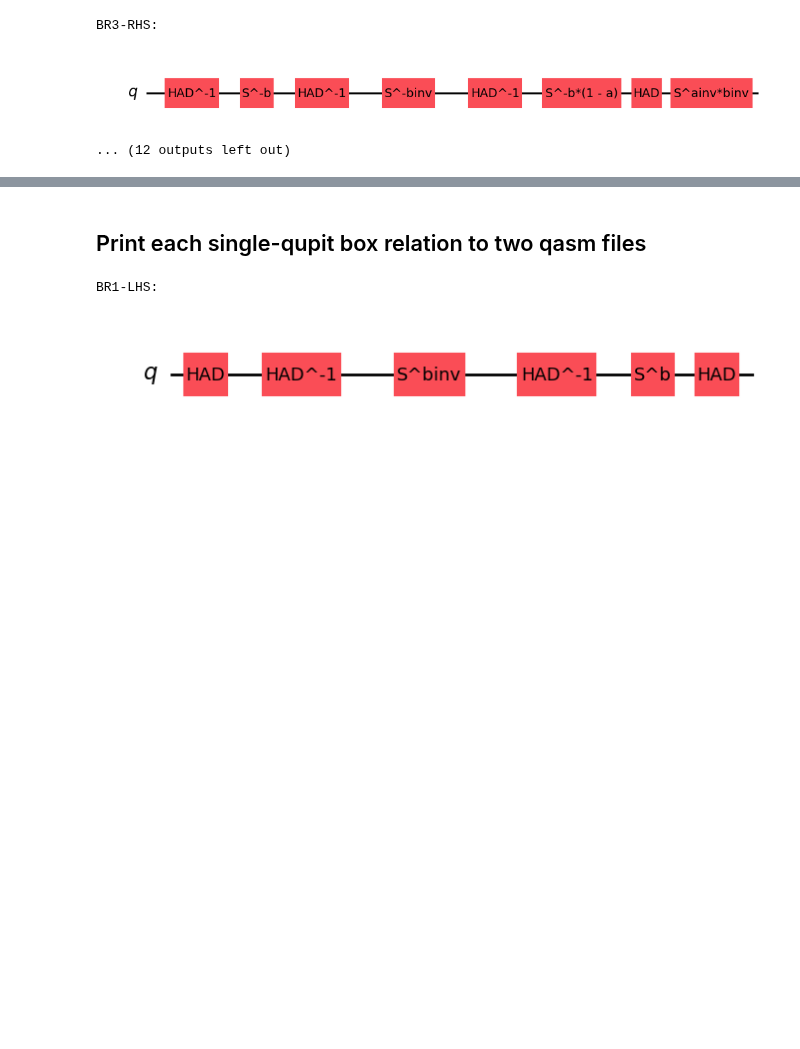
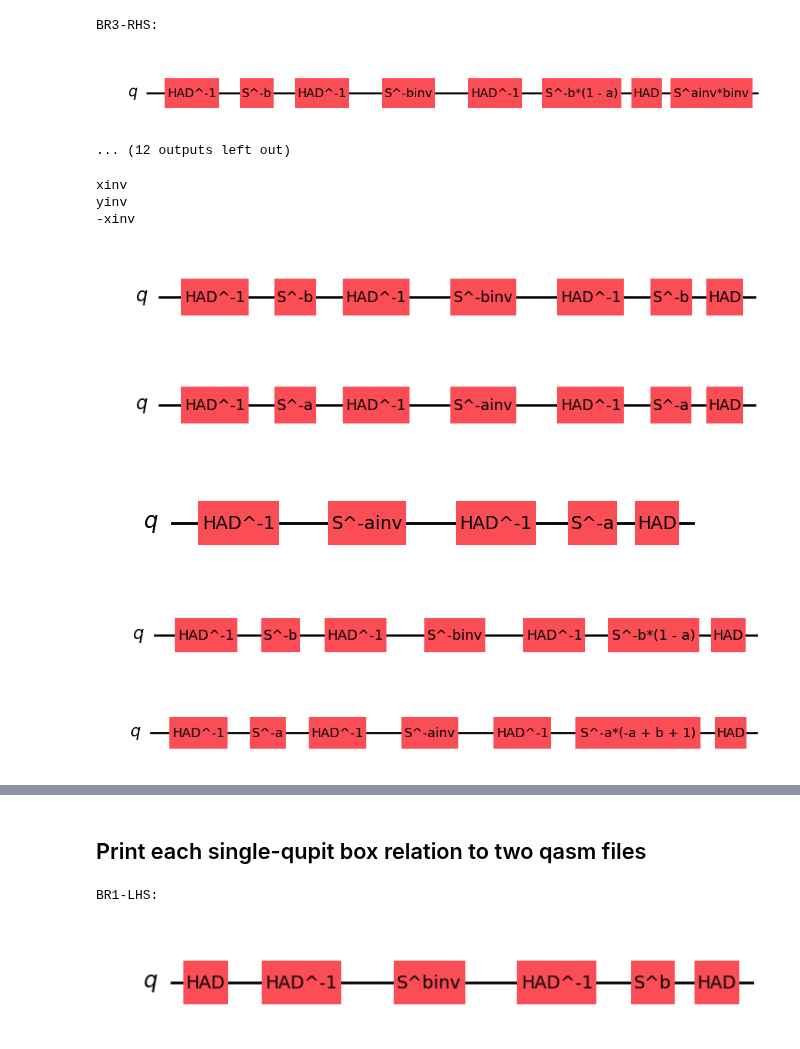
Before and after one commit to SarahMMMLi/QuditClifford, a Jupyter notebook: notebooks/BoxRelation-Soundness.ipynb, the cells around one changed output, grey strips where cells are left out. Drawn from its saved outputs; the diff is of its cells as text; code cells hidden in the pictures; blank space fills up the shorter version.

```diff
--- a/notebooks/BoxRelation-Soundness.ipynb
+++ b/notebooks/BoxRelation-Soundness.ipynb
@@ -184,6 +184,10 @@ In what follows, We use AB to denote two gates A and B composed in diagrammatic
 - $C_3$: $S^p \;\underset{}{\widehat{=}}\; I$.
 - $C_4$: $SHSHSH \;\underset{}{\widehat{=}}\; I$.
 - $C_5$: $H^2SH^2S^{p-1} \;\underset{}{\widehat{=}}\; I$.
+# %%
+C2lhs = dizx.Circuit(qudit_amount=1, dim=p)
+C2rhs = dizx.Circuit(qudit_amount=1, dim=p)
+C2lhs += H ** 4
 # %%
 # from sympy import symbols
 primes = [3, 5, 7, 11, 13, 19, 23]
@@ -429,3 +433,10 @@ BR3-LHS:
 BR3-RHS:
 [figure]
 ... (12 outputs left out)
+# %%
+from sympy import symbols
+
+def symbolic_inverse(x):
+    """Return a symbol named the inverse of x."""
+    name = f"{x.name}inv"
+    return symbols(name)
@@ -431,0 +467,14 @@ BR3-RHS:
+# %%
+x = symbols("x")
+x_inv = symbolic_inverse(x)
+print(x_inv)   # prints 'xinv'
+
+y = symbols("y")
+print(symbolic_inverse(y))   # prints 'xinv'
+
+
+print(symbolic_inverse(-x))
+# %% [output]
+xinv
+yinv
+-xinv
@@ -431,0 +531,36 @@ BR3-RHS:
+# %%
+A0b_0 = instantiate_A_box(0, b, 0, 1, 23)
+Aab_0 = instantiate_A_box(a, b, 0, 1, 23)
+Ab0_0 = instantiate_A_box(b, 0, 0, 1, 23)
+Aa0_0 = instantiate_A_box(a, 0, 0, 1, 23)
+A0_neg_a = instantiate_A_box(0, -a, 0, 1, 23)
+Ab_neg_a = instantiate_A_box(b, -a, 0, 1, 23)
+Aa_bminusa = instantiate_A_box(a, b-a, 0, 1, 23)
+
+A0b_0_reduce = dizx.symplectic.reduce_matrix(A0b_0.to_symplectic_matrix(),[(a,ainv),(b,binv)])
+A0b_0_reduce
+Aab_0_reduce = dizx.symplectic.reduce_matrix(Aab_0.to_symplectic_matrix(),[(a,ainv),(b,binv)])
+Aab_0_reduce
+Ab0_0_reduce = dizx.symplectic.reduce_matrix(Ab0_0.to_symplectic_matrix(),[(a,ainv),(b,binv)])
+Ab0_0_reduce
+display(Ab0_0.draw())
+Aa0_0_reduce = dizx.symplectic.reduce_matrix(Aa0_0.to_symplectic_matrix(),[(a,ainv),(b,binv)])
+Aa0_0_reduce
+display(Aa0_0.draw())
+A0_neg_a_reduce = dizx.symplectic.reduce_matrix(A0_neg_a.to_symplectic_matrix(),[(a,ainv),(b,binv)])
+A0_neg_a_reduce
+display(A0_neg_a.draw())
+Ab_neg_a_reduce = dizx.symplectic.reduce_matrix(Ab_neg_a.to_symplectic_matrix(),[(a,ainv),(b,binv)])
+Ab_neg_a_reduce
+display(Ab_neg_a.draw())
+Aa_bminusa_reduce = dizx.symplectic.reduce_matrix(Aa_bminusa.to_symplectic_matrix(),[(a,ainv),(b,binv)])
+Aa_bminusa_reduce
+display(Aa_bminusa.draw())
+# Aab_m = Aab.to_symplectic_matrix()
+# Aab_m_reduce = dizx.symplectic.reduce_matrix(Aab_m,[(a,ainv),(b,binv)])
+# %% [output]
+[figure, added]
+[figure, added]
+[figure, added]
+[figure, added]
+[figure, added]
```
Also changed, not shown: parts of 11 cells of this notebook.
